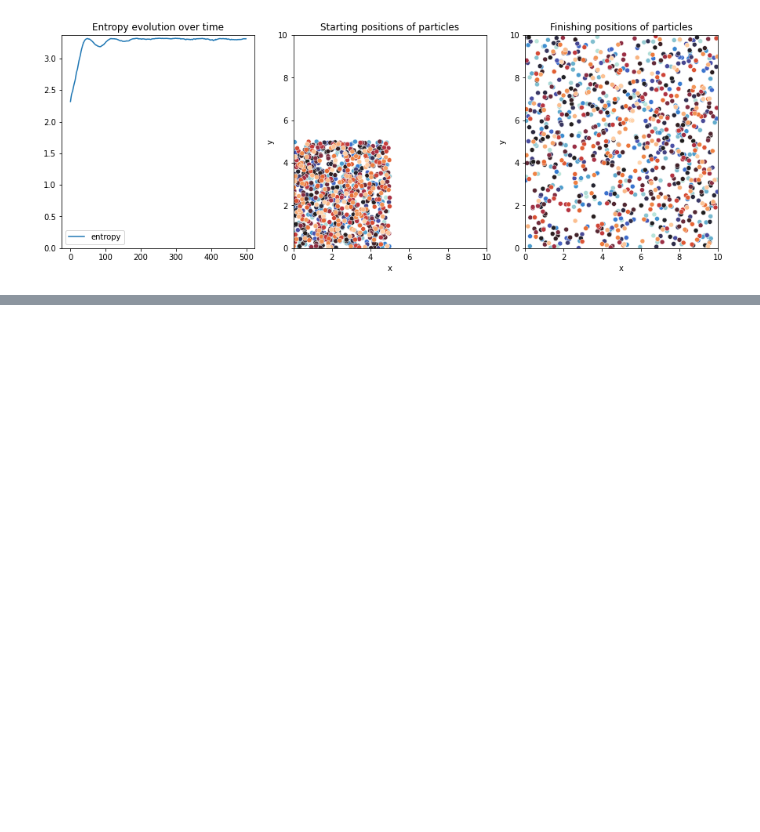
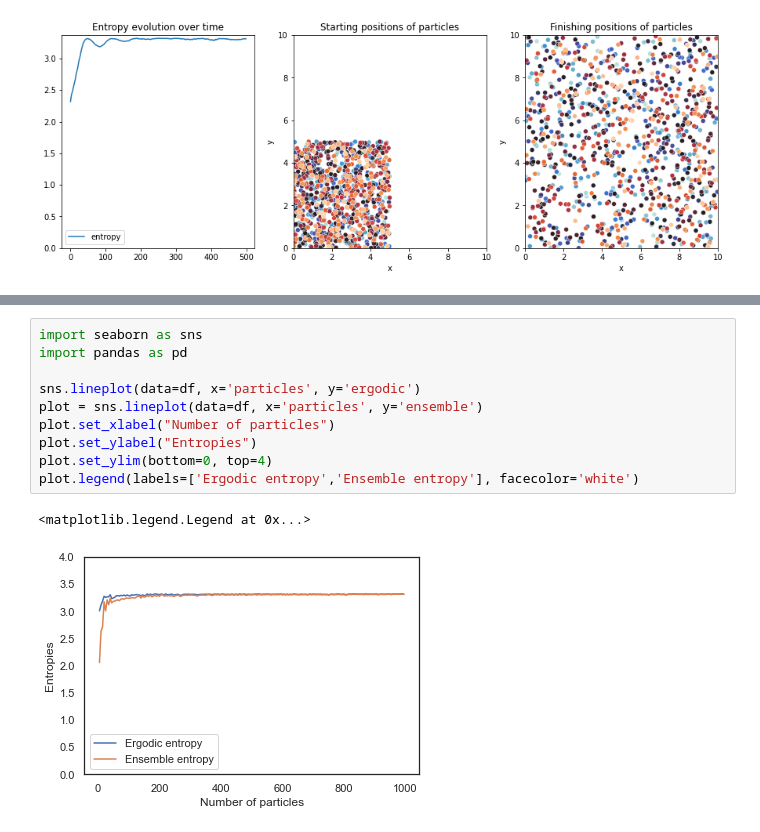
Before and after one commit to timjdavey/incoherence, a Jupyter notebook: notebooks/Analysis Ideal gas.ipynb, the cells around one changed output, grey strips where cells are left out. Saved outputs shown, nothing was run; the diff lists cells and outputs as text; blank space fills up the shorter version.

```diff
--- a/notebooks/Analysis Ideal gas.ipynb
+++ b/notebooks/Analysis Ideal gas.ipynb
@@ -69,0 +78,13 @@ print(ee.ergodic, bolder.entropy_x, skewed.entropy_x)
+# %%
+import seaborn as sns
+import pandas as pd
+
+sns.lineplot(data=df, x='particles', y='ergodic')
+plot = sns.lineplot(data=df, x='particles', y='ensemble')
+plot.set_xlabel("Number of particles")
+plot.set_ylabel("Entropies")
+plot.set_ylim(bottom=0, top=4)
+plot.legend(labels=['Ergodic entropy','Ensemble entropy'], facecolor='white')
+# %% [output]
+<matplotlib.legend.Legend at 0x...>
+[figure, added]
```
Also changed, not shown: parts of 3 cells of this notebook, 3 other files.
